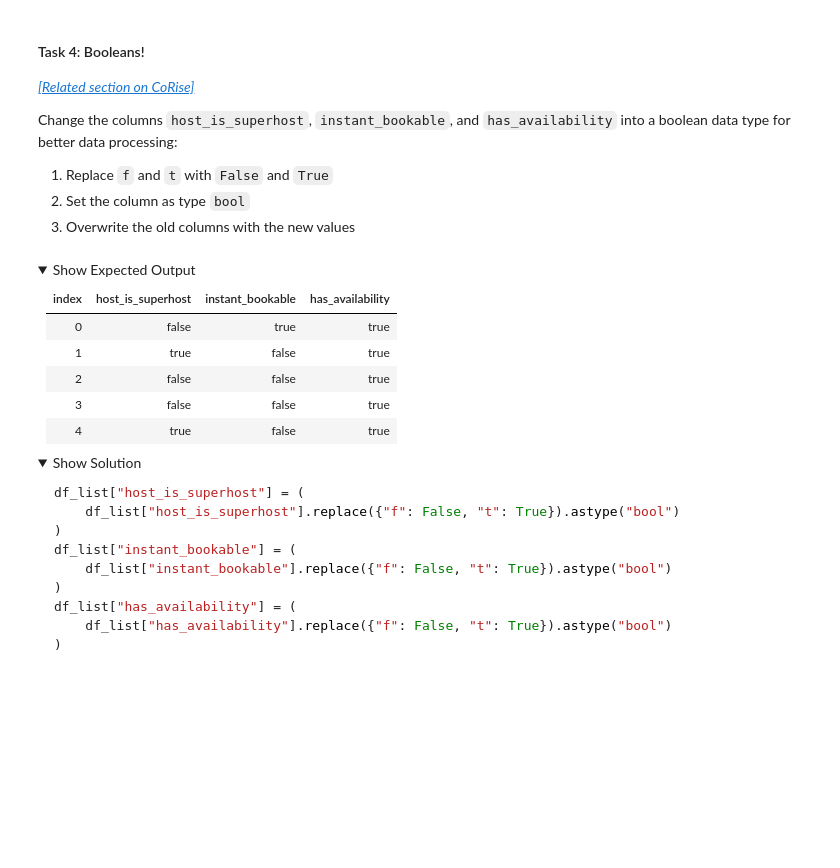
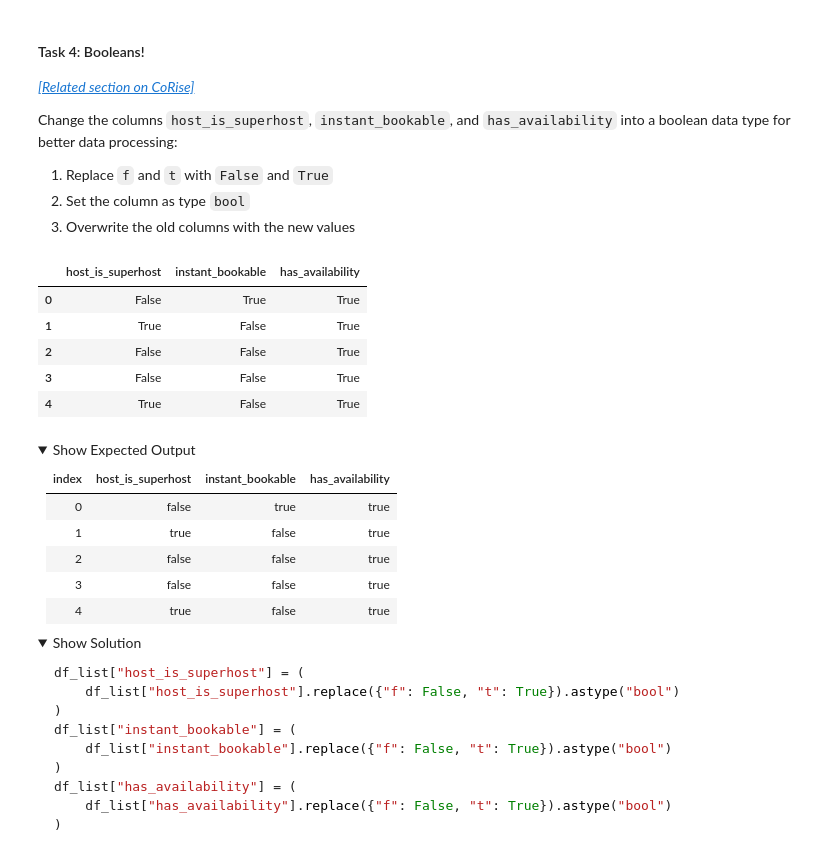
Before and after one commit to DuretiShemsi/AirBnB-pandas-project-week2, a Jupyter notebook: DURETI_Week_2_Project_coursename.ipynb, the cells around one changed output. Drawn from its saved outputs; the diff is of its cells as text; code cells hidden in the pictures; folded sections open; blank space fills up the shorter version.

```diff
--- a/DURETI_Week_2_Project_coursename.ipynb
+++ b/DURETI_Week_2_Project_coursename.ipynb
@@ -226,11 +228,30 @@ Change the columns `host_is_superhost`, `instant_bookable`, and `has_availabilit
 1. Set the column as type `bool`
 1. Overwrite the old columns with the new values
 # %%
-df_list["host_is_superhost"] = ... # YOUR CODE HERE
-df_list["instant_bookable"] = ... # YOUR CODE HERE
-df_list["has_availability"] = ... # YOUR CODE HERE
+df_list["host_is_superhost"] = (
+    df_list["host_is_superhost"]
+    .replace({'f': False, 't':True})
+    .astype('bool')
+) # YOUR CODE HERE
+df_list["instant_bookable"] = (
+    df_list["instant_bookable"]
+    .replace({'f': False, 't':True})
+    .astype('bool')
+)# YOUR CODE HERE
+df_list["has_availability"] = (
+    df_list["has_availability"]
+    .replace({'f': False, 't':True})
+    .astype('bool')
+) # YOUR CODE HERE
 
 df_list[["host_is_superhost", "instant_bookable", "has_availability"]].head(5)
+# %% [output]
+|  | host_is_superhost | instant_bookable | has_availability |
+| 0 | False | True | True |
+| 1 | True | False | True |
+| 2 | False | False | True |
+| 3 | False | False | True |
+| 4 | True | False | True |
 # %% [markdown]
 <details>
 <summary>Show Expected Output</summary>
```
Also changed, not shown: parts of 37 cells of this notebook.
